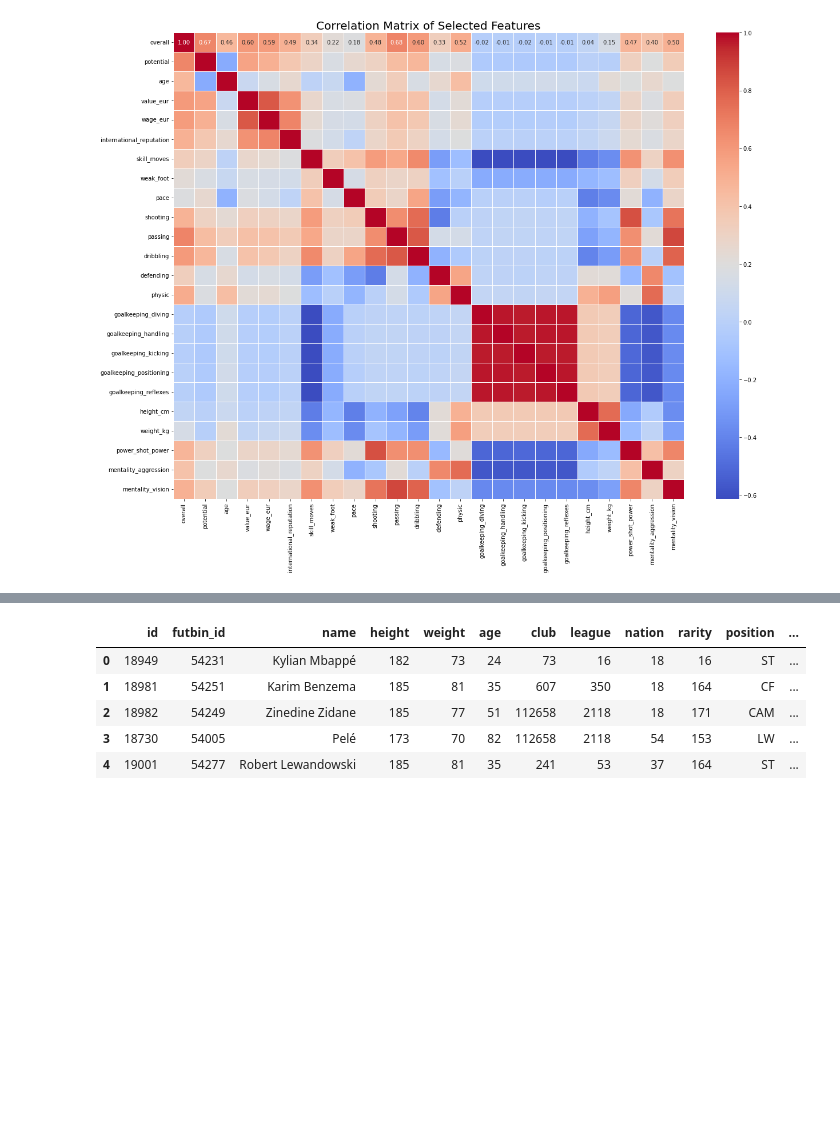
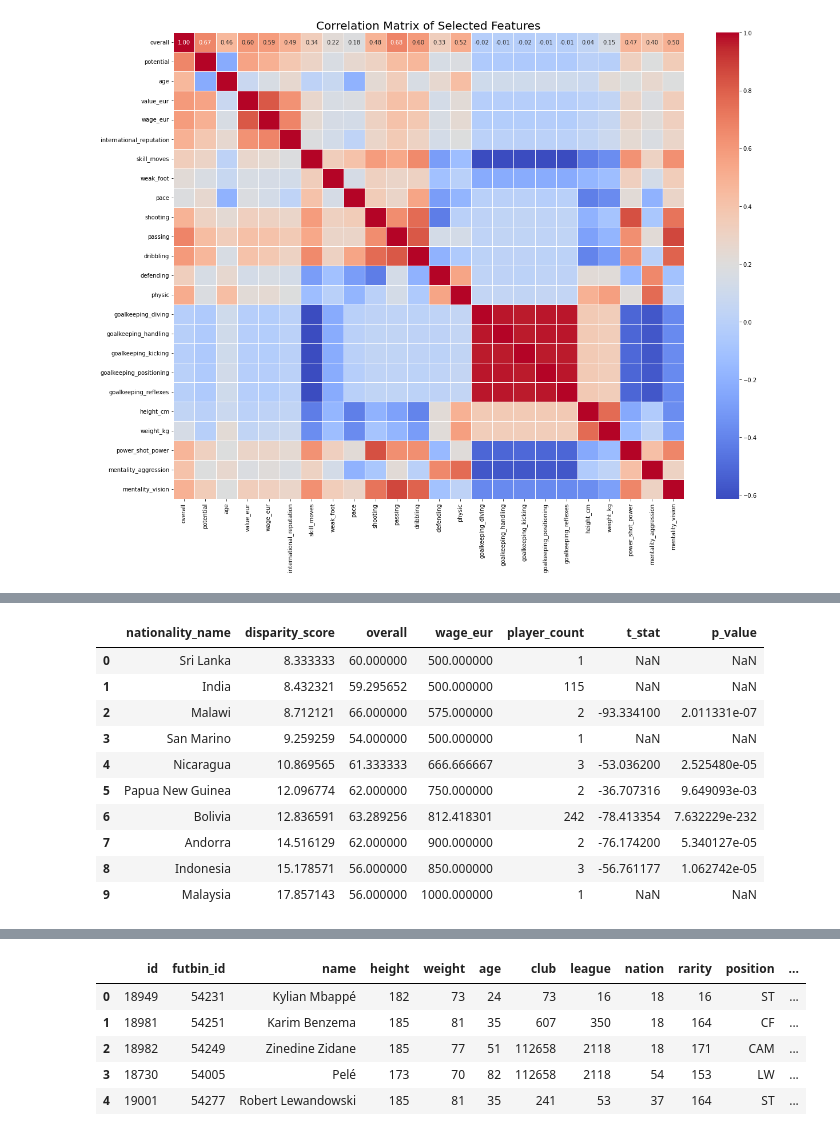
Before and after one commit to brandon-ds/siads593-M1, a Jupyter notebook: notebooks/EDA-cleaning_manipulation.ipynb, the cells around one changed output, grey strips where cells are left out. Saved outputs shown, nothing was run; the diff lists cells and outputs as text; code cells hidden in the pictures; blank space fills up the shorter version.

```diff
--- a/notebooks/EDA-cleaning_manipulation.ipynb
+++ b/notebooks/EDA-cleaning_manipulation.ipynb
@@ -165,0 +286,40 @@ plt.show()
+# %%
+from scipy.stats import ttest_ind
+
+# List to store the results of the t-tests
+t_test_results = []
+
+# Overall population of player wages (excluding players with zero wages)
+overall_wages_population = player_data[player_data['wage_eur'] > 0]['wage_eur']
+
+# Perform t-test for each of the top 10 nationalities with the lowest disparity scores
+for index, row in nationality_disparity.iterrows():
+    # Wages of players from the specific nationality (excluding players with zero wages)
+    nationality_wages = player_data[(player_data['nationality_name'] == row['nationality_name']) & (player_data['wage_eur'] > 0)]['wage_eur']
+
+    # Perform t-test
+    t_stat, p_value = ttest_ind(nationality_wages, overall_wages_population, equal_var=False)
+
+    # Append results to the list
+    t_test_results.append({'nationality_name': row['nationality_name'], 't_stat': t_stat, 'p_value': p_value})
+
+# Convert the results list to a DataFrame
+t_test_results_df = pd.DataFrame(t_test_results)
+
+# Merge the t-test results with the nationality disparity DataFrame
+nationality_disparity = pd.merge(nationality_disparity, t_test_results_df, on='nationality_name')
+
+# Display the updated DataFrame with t-test results included for the top 10 nationalities with the lowest disparity scores
+nationality_disparity[['nationality_name', 'disparity_score', 'overall', 'wage_eur', 'player_count', 't_stat', 'p_value']].head(10)
+# %% [output]
+|  | nationality_name | disparity_score | overall | wage_eur | player_count | t_stat | p_value |
+| 0 | Sri Lanka | 8.333333 | 60.000000 | 500.000000 | 1 | NaN | NaN |
+| 1 | India | 8.432321 | 59.295652 | 500.000000 | 115 | NaN | NaN |
+| 2 | Malawi | 8.712121 | 66.000000 | 575.000000 | 2 | -93.334100 | 2.011331e-07 |
+| 3 | San Marino | 9.259259 | 54.000000 | 500.000000 | 1 | NaN | NaN |
+| 4 | Nicaragua | 10.869565 | 61.333333 | 666.666667 | 3 | -53.036200 | 2.525480e-05 |
+| 5 | Papua New Guinea | 12.096774 | 62.000000 | 750.000000 | 2 | -36.707316 | 9.649093e-03 |
+| 6 | Bolivia | 12.836591 | 63.289256 | 812.418301 | 242 | -78.413354 | 7.632229e-232 |
+| 7 | Andorra | 14.516129 | 62.000000 | 900.000000 | 2 | -76.174200 | 5.340127e-05 |
+| 8 | Indonesia | 15.178571 | 56.000000 | 850.000000 | 3 | -56.761177 | 1.062742e-05 |
+| 9 | Malaysia | 17.857143 | 56.000000 | 1000.000000 | 1 | NaN | NaN |
```
Also changed, not shown: parts of 10 cells of this notebook.
